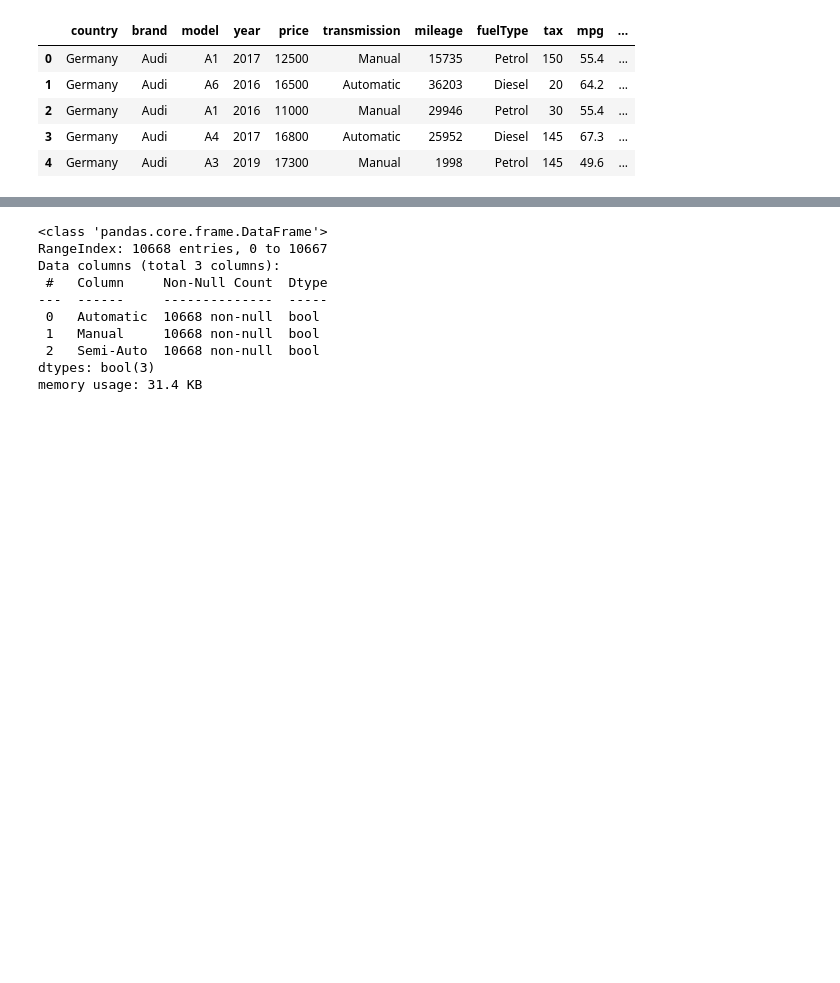
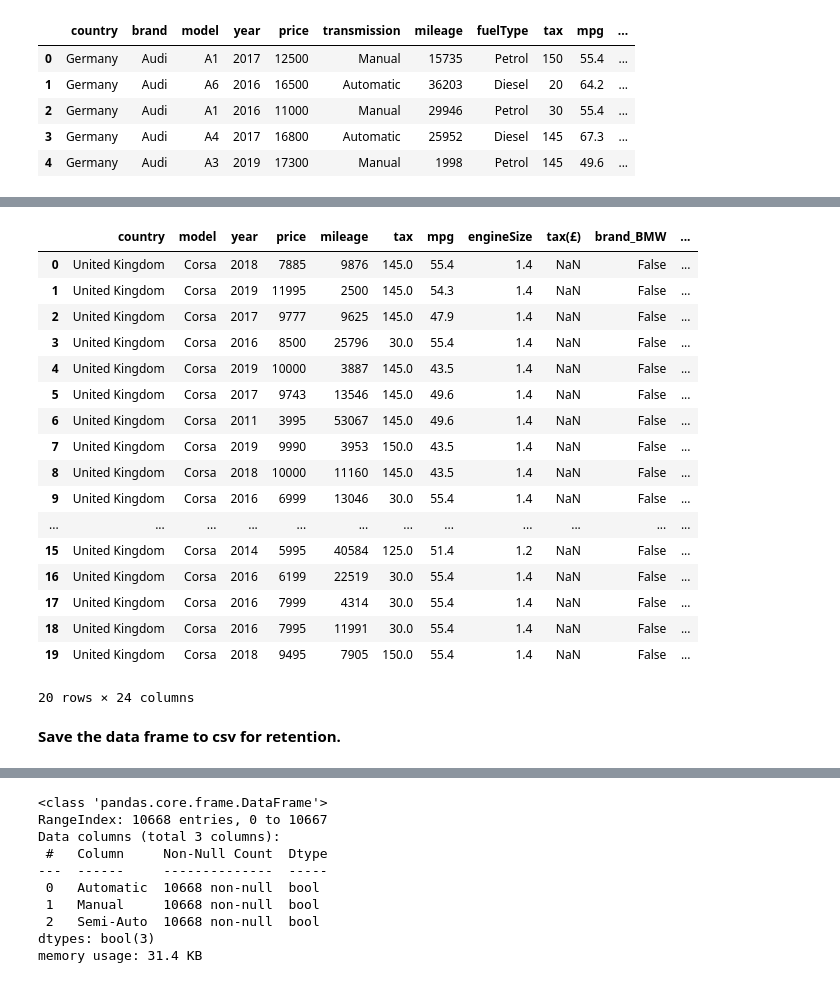
Before and after one commit to j-lepard/Understanding_Used_Car_Prices, a Jupyter notebook: 01.JAMIE.ipynb, the cells around one changed output, grey strips where cells are left out. Saved outputs shown, nothing was run; the diff lists cells and outputs as text; code cells hidden in the pictures; blank space fills up the shorter version.

```diff
--- a/01.JAMIE.ipynb
+++ b/01.JAMIE.ipynb
@@ -225,0 +233,48 @@ None
+# %%
+def encode_cat_vars(x):
+    x = pd.get_dummies(
+        x,
+        columns=['brand','transmission', 'fuelType'],
+        drop_first=True,
+    )
+    return x
+
+# all_df_dummies= pd.get_dummies(all_cars['brand'])
+# all_df_dummies.info()
+
+# all_df_dummies= pd.concat([all_cars, all_df_dummies], axis=1)
+# all_df_dummies
+# %%
+## Confirm the fields to be included in one-hot encoding.
+'''
+country       object
+brand         object
+transmission object
+fuelType      object
+'''
+
+#Dummy variable creation is done before spliting the data , so all the different categories are covered
+#create dummy variable
+all_cars_df_1hot_categories= encode_cat_vars(all_cars)
+all_cars_df_1hot_categories.head(20)
+# %% [output]
+|  | country | model | year | price | mileage | tax | mpg | engineSize | tax(£) | brand_BMW | ... |
+| 0 | United Kingdom | Corsa | 2018 | 7885 | 9876 | 145.0 | 55.4 | 1.4 | NaN | False | ... |
+| 1 | United Kingdom | Corsa | 2019 | 11995 | 2500 | 145.0 | 54.3 | 1.4 | NaN | False | ... |
+| 2 | United Kingdom | Corsa | 2017 | 9777 | 9625 | 145.0 | 47.9 | 1.4 | NaN | False | ... |
+| 3 | United Kingdom | Corsa | 2016 | 8500 | 25796 | 30.0 | 55.4 | 1.4 | NaN | False | ... |
+| 4 | United Kingdom | Corsa | 2019 | 10000 | 3887 | 145.0 | 43.5 | 1.4 | NaN | False | ... |
+| 5 | United Kingdom | Corsa | 2017 | 9743 | 13546 | 145.0 | 49.6 | 1.4 | NaN | False | ... |
+| 6 | United Kingdom | Corsa | 2011 | 3995 | 53067 | 145.0 | 49.6 | 1.4 | NaN | False | ... |
+| 7 | United Kingdom | Corsa | 2019 | 9990 | 3953 | 150.0 | 43.5 | 1.4 | NaN | False | ... |
+| 8 | United Kingdom | Corsa | 2018 | 10000 | 11160 | 145.0 | 43.5 | 1.4 | NaN | False | ... |
+| 9 | United Kingdom | Corsa | 2016 | 6999 | 13046 | 30.0 | 55.4 | 1.4 | NaN | False | ... |
+| ... | ... | ... | ... | ... | ... | ... | ... | ... | ... | ... | ... |
+| 15 | United Kingdom | Corsa | 2014 | 5995 | 40584 | 125.0 | 51.4 | 1.2 | NaN | False | ... |
+| 16 | United Kingdom | Corsa | 2016 | 6199 | 22519 | 30.0 | 55.4 | 1.4 | NaN | False | ... |
+| 17 | United Kingdom | Corsa | 2016 | 7999 | 4314 | 30.0 | 55.4 | 1.4 | NaN | False | ... |
+| 18 | United Kingdom | Corsa | 2016 | 7995 | 11991 | 30.0 | 55.4 | 1.4 | NaN | False | ... |
+| 19 | United Kingdom | Corsa | 2018 | 9495 | 7905 | 150.0 | 55.4 | 1.4 | NaN | False | ... |
+20 rows × 24 columns
+# %% [markdown]
+**Save the data frame to csv for retention.**
```
Also changed, not shown: parts of 16 cells of this notebook.
